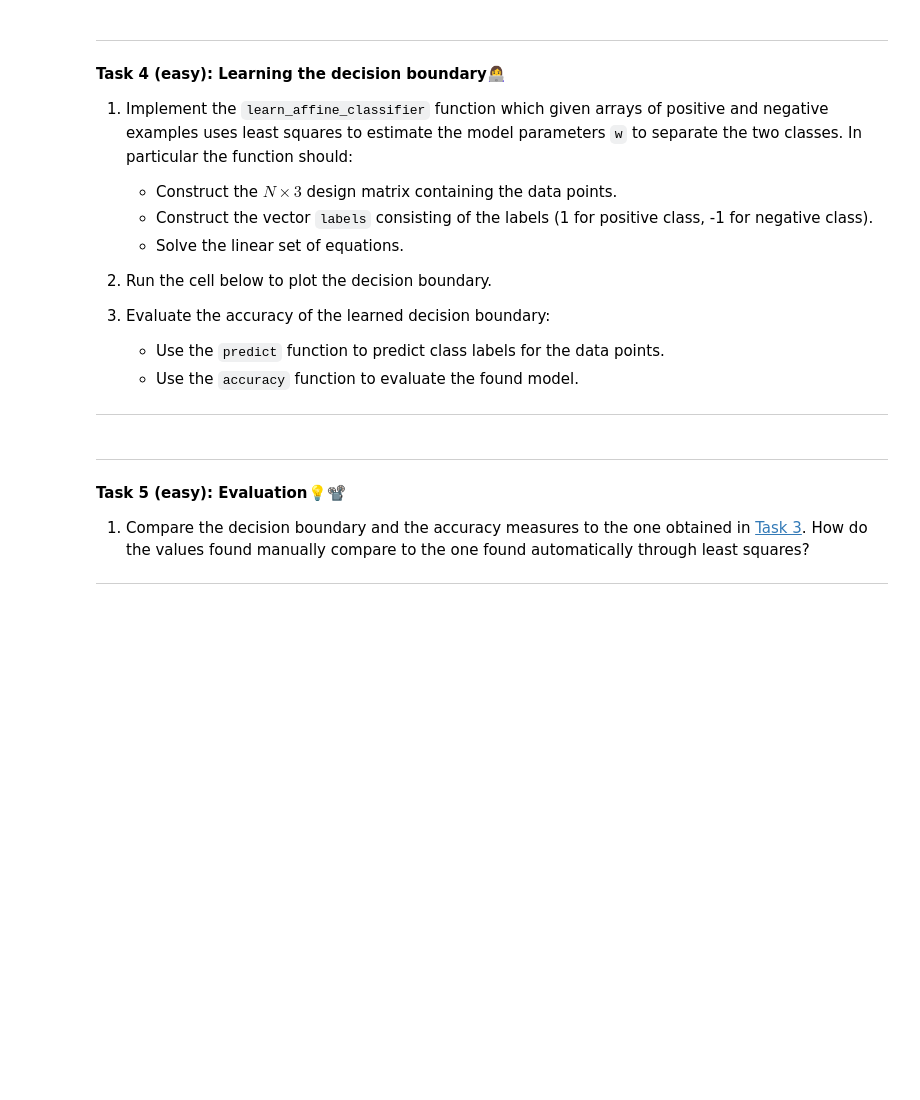
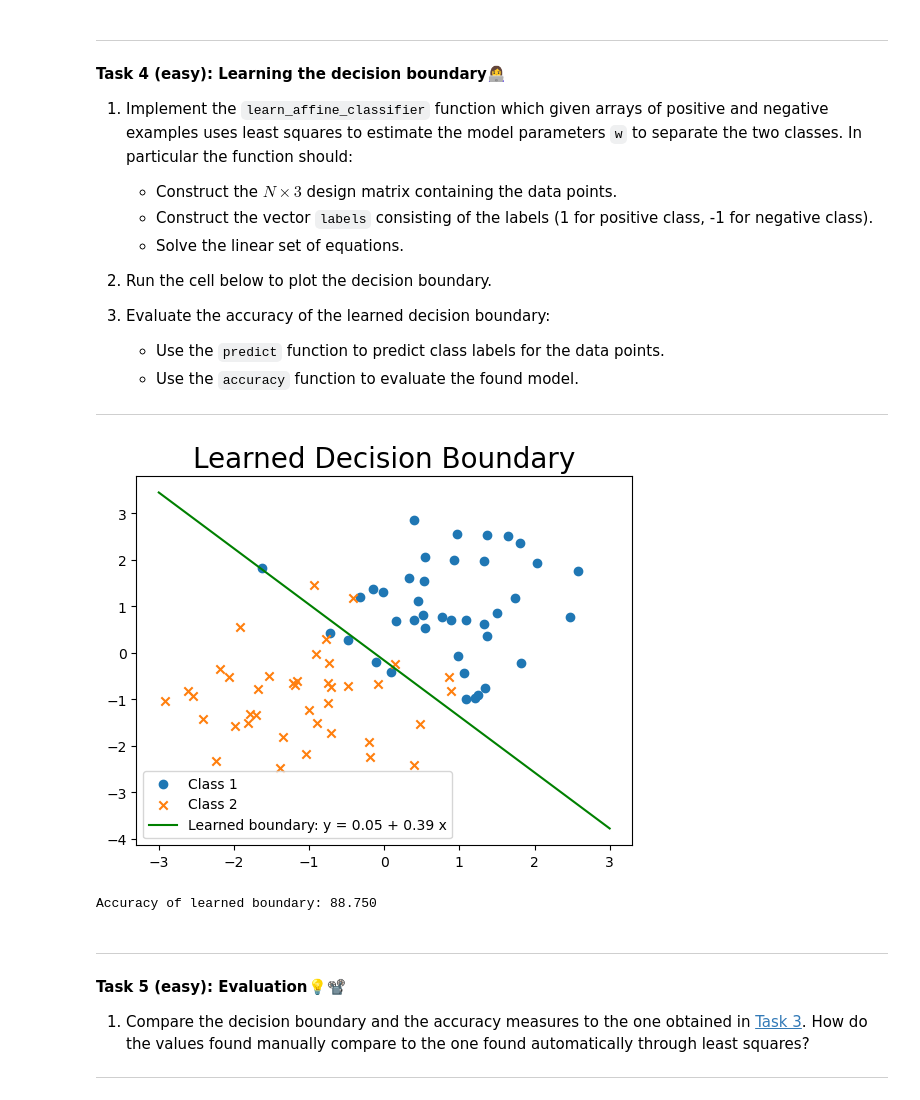
Before and after one commit to AlbertRossJoh/MLintro, a Jupyter notebook: W10/02-decision-(w09).ipynb, the cells around one changed output. Drawn from its saved outputs; the diff is of its cells as text; code cells hidden in the pictures; blank space fills up the shorter version.

```diff
--- a/W10/02-decision-(w09).ipynb
+++ b/W10/02-decision-(w09).ipynb
@@ -196,7 +205,11 @@ def predict(w, p):
 
     :return: Predicted class labels (-1 for neg, 1 for pos).
     """
-    # Write solutions here
+    w0, w1, w2 = w
+    xs = p[:, 0]
+    ys = p[:, 1]
+    z = w0 + w1*xs + w2*ys
+    return np.sign(z)
 
 
 def accuracy(predictions,targets):
@@ -206,13 +219,13 @@ def accuracy(predictions,targets):
 
     :return (float): fraction of correctly predicted points (num_correct/num_points).
     """
-    # Write solutions here
+    return (np.sum((predictions*targets) > 0)/len(predictions))*100
 
 
-pred_pos = None # write your solution here
-pred_neg = None # write your solution here
+pred_pos = predict(w, p_pos)
+pred_neg = predict(w, p_neg)
 
-acc_pos = None # write your solution here
-acc_neg = None # write your solution here
+acc_pos = accuracy(pred_pos, 1)
+acc_neg = accuracy(pred_neg, -1)
 
-print(f'Accuracy of decision line: {(acc_neg+acc_pos)/2:.3f}')
+print(f'Accuracy of decision line: {(acc_neg+acc_pos)/2:.3f}%')
@@ -247,46 +262,48 @@ def learn_affine_classifier(p_pos, p_neg):
     """
     Fit the decision boundary using least squares regression.
 
     :param p_pos: Data points of the positive class.
     :param p_neg: Data points of the negative class.
 
     :return: The learned parameters w (intercept and slope).
     """
+    ones_pos = np.ones((len(p_pos), 1))
+    ones_neg = np.ones((len(p_neg), 1))
     # Combine the positive and negative points into a single dataset
-    data = None # Write your solution here
-    # Create the labels: 1 for positive class, 0 for negative class
-    labels = None # Write your solution here
-    # Add a bias column (column of 1s) to the data
-    X = None # Write your solution here
-    # Learn the model parameters
-    w_least_squares = None # Write your solution here
-    # Return the model parameters
-    return w_least_squares
+    p_pos = np.hstack((ones_pos, p_pos))
+    p_neg = np.hstack((ones_neg, p_neg))
+    data = np.vstack((p_pos, p_neg))
+    labels = np.vstack((ones_pos, -ones_neg))
+    w, _, _, _ = np.linalg.lstsq(data, labels)
+    return w
 
 # Find the decision boundary with least squares
 w_learned = learn_affine_classifier(p_pos, p_neg)
 
 # 2
 # Define x-values for plotting the decision boundaries
 x_values = np.linspace(-3, 3, 100)
 
 # Plotting the learned decision boundary
 fig, ax = plt.subplots()
 ax.scatter(p_pos[:, 0], p_pos[:, 1], marker='o', label='Class 1')  # positive class
 ax.scatter(p_neg[:, 0], p_neg[:, 1], marker='x', label='Class 2')  # negative class
 ax.plot(x_values, linear_boundary(x_values, w_learned), label='Learned boundary: y = %.2f + %.2f x' % (w_learned[0], w_learned[1]), color='green')
 plt.title("Learned Decision Boundary", fontsize=20)
 plt.legend()
 plt.show()
 
 # 3
-pred_pos = None # write your solution here
-pred_neg = None # write your solution here
+pred_pos = predict(w_learned, p_pos)
+pred_neg = predict(w_learned, p_neg)
 
-acc_pos = None # write your solution here
-acc_neg = None # write your solution here
+acc_pos = accuracy(pred_pos, 1)
+acc_neg = accuracy(pred_neg, -1)
 
 print(f'Accuracy of learned boundary: {(acc_neg + acc_pos) / 2:.3f}')
+# %% [output]
+[figure, added]
+Accuracy of learned boundary: 88.750
 # %% [markdown]
 
 ---
```
Also changed, not shown: parts of 7 cells of this notebook.
